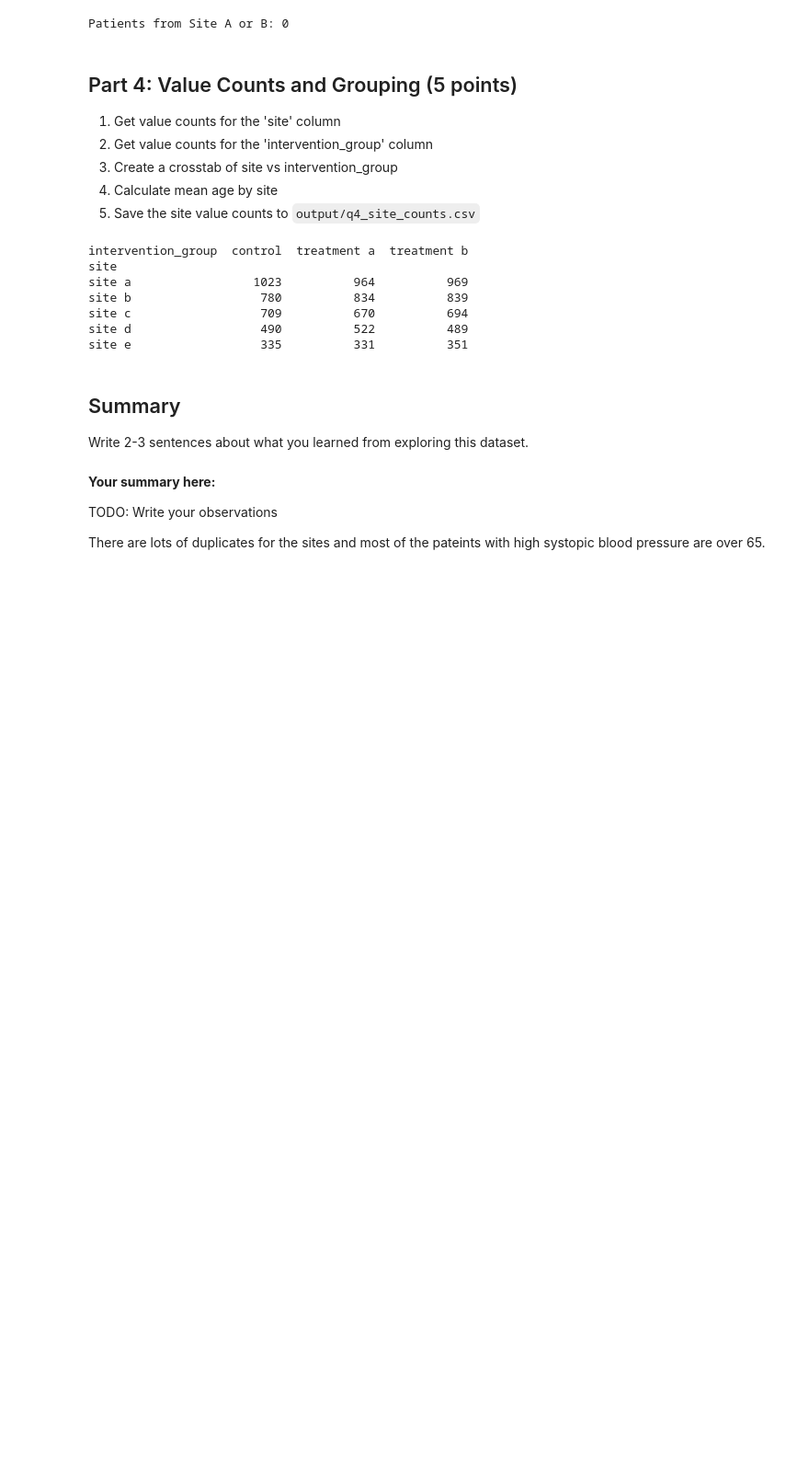
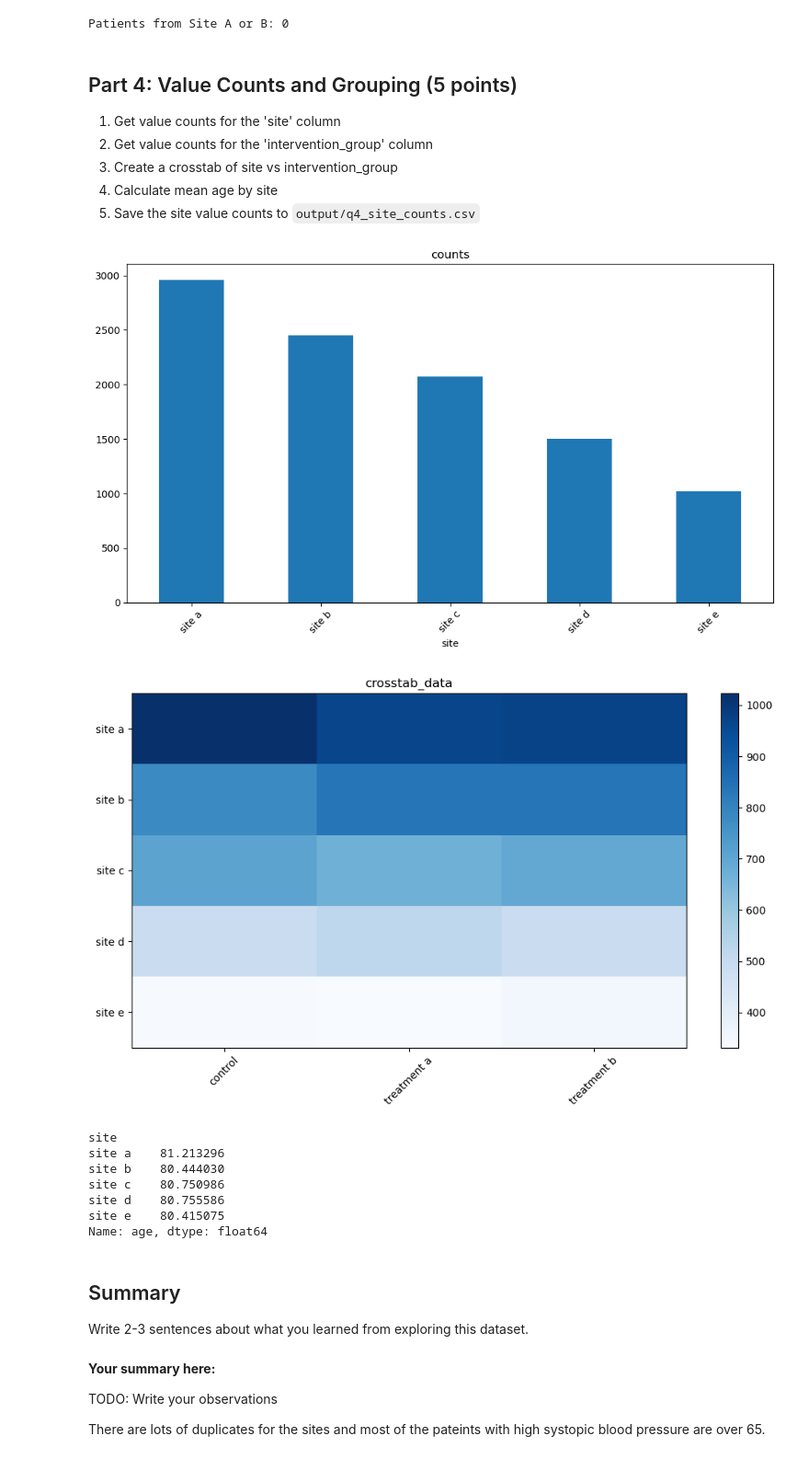
Before and after one commit to UCSF-DataSci/ds217-midterm-Dellaraam, a Jupyter notebook: q4_exploration.ipynb, the cells around one changed output. Shown at 92% size. Cells and saved outputs as stored; diff of their text form; code cells hidden in the pictures; blank space fills up the shorter version.

```diff
--- a/q4_exploration.ipynb
+++ b/q4_exploration.ipynb
@@ -239,21 +239,25 @@ Patients from Site A or B: 0
 # %%
 # TODO: Value counts and analysis
 df['intervention_group'] = df['intervention_group'].str.replace('contrl', 'control')
 df['intervention_group'] = df['intervention_group'].str.replace('treatmen a', 'treatment a')
 df['intervention_group'] = df['intervention_group'].str.replace('treatmenta', 'treatment a')
 site_counts = df['site'].value_counts()
+plot_value_counts(site_counts, "counts")
 intervention_group_count = df['intervention_group'].value_counts()
 site_vs_intervention = pd.crosstab(df['site'],df['intervention_group'])
-print(site_vs_intervention)
+plot_crosstab(site_vs_intervention, "crosstab_data")
 mean_age = df.groupby('site')['age'].mean()
+display(mean_age)
 # %% [output]
+[figure, added]
+[figure, added]
-intervention_group  control  treatment a  treatment b
 site
-site a                 1023          964          969
-site b                  780          834          839
-site c                  709          670          694
-site d                  490          522          489
-site e                  335          331          351
+site a    81.213296
+site b    80.444030
+site c    80.750986
+site d    80.755586
+site e    80.415075
+Name: age, dtype: float64
 # %%
 # TODO: Save output
 site_counts.to_csv('output/q4_site_counts.csv')
```
Also changed, not shown: 5 other files.
